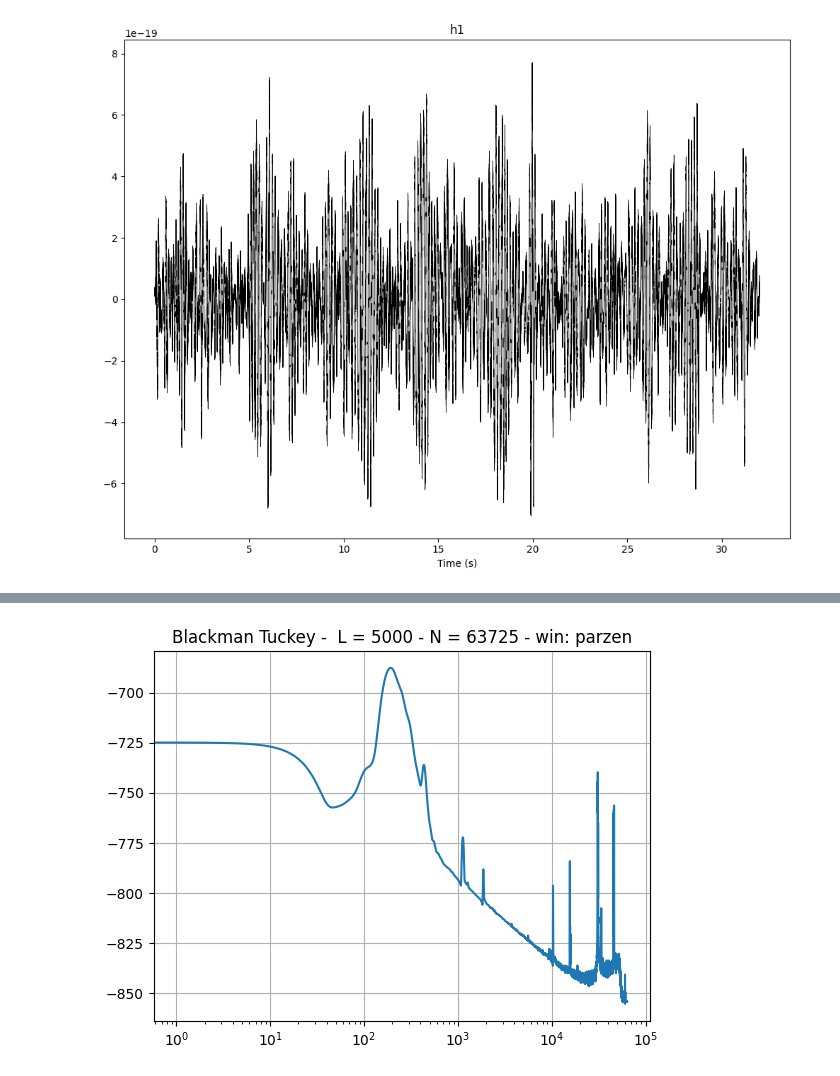
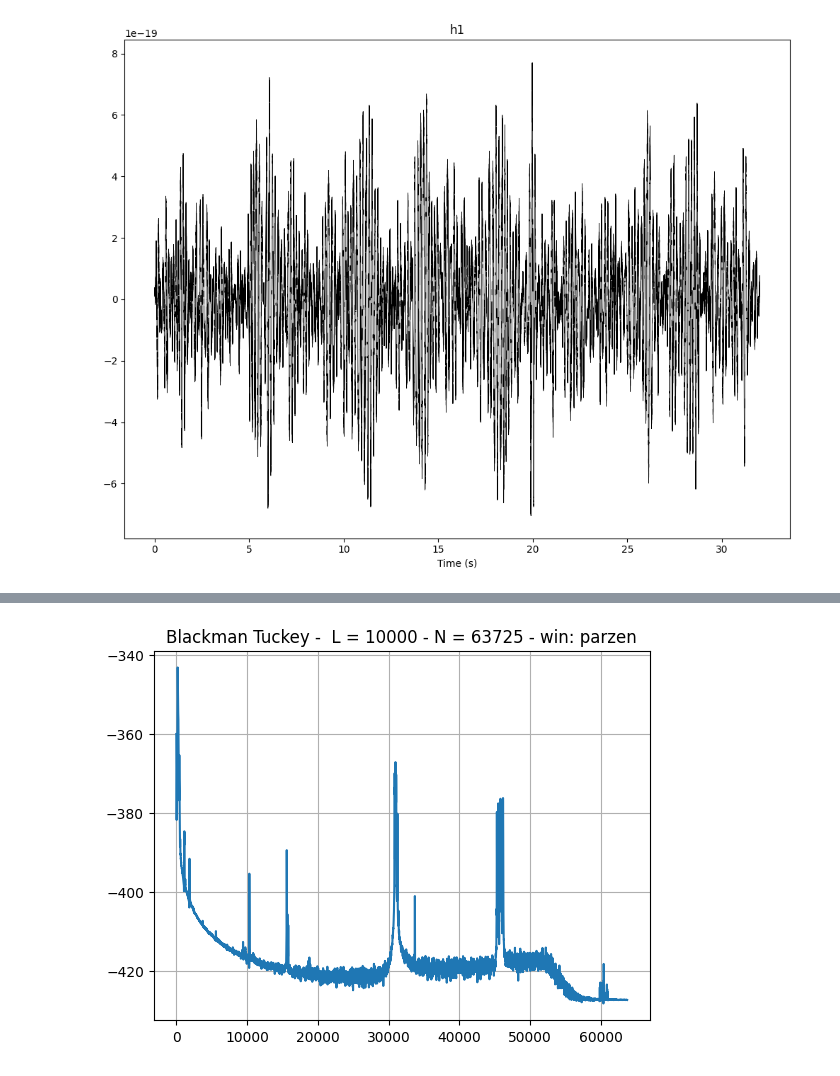
Before and after one commit to JBatRey/Procesamiento-Adaptativo-de-Se-ales-Aleatorias, a Jupyter notebook: estimacion_no_parametrica (TP1)/estimacion_de_espectro_no_parametrica.ipynb, the cells around one changed output, grey strips where cells are left out. Cells and saved outputs as stored; diff of their text form; code cells hidden in the pictures.

```diff
--- a/estimacion_no_parametrica (TP1)/estimacion_de_espectro_no_parametrica.ipynb
+++ b/estimacion_no_parametrica (TP1)/estimacion_de_espectro_no_parametrica.ipynb
@@ -54,6 +57,6 @@ plt.show()
 # %%
 def autocorr(x, L):
-    N = len(x)
+    '''N = len(x)
     rx = np.zeros(N)
     for l in range(L):
         sum = 0
@@ -61,15 +64,16 @@ def autocorr(x, L):
             sum += (x[i]*x[i+l])/N
         rx[l]=sum
     rx2 = (rx[1:])[::-1]
-    return np.concatenate([rx2, rx])
+    return np.concatenate([rx2, rx])'''
+    return scipy.signal.correlate(x,x, 'full')/len(x)
 
 
 def apply_window(rx, L, win):
     N = len(rx)
     window = scipy.signal.get_window(Nx = 2*L+1, window = win)
-    pw = [int((N-len(window))/2), int((N-len(window))/2)]
+    pw = int((N-len(window))/2)
 
-    padded_window = np.pad(array = window, pad_width=pw, mode='constant')
+    padded_window = np.pad(array = window, pad_width=pw)
     return rx*padded_window
 
 
@@ -80,0 +143,18 @@ def blackman_tuckey(signal, L, w):
+# %%
+L = 15000
+w = 'parzen'
+
+smoothRx = blackman_tuckey(h1_ruido, L, w)
+x_ax = np.linspace(0,0.5, len(smoothRx)) * h1_fs
+plt.plot(x_ax, 10*np.log10(smoothRx), label = str(L))
+
+L =10000
+w = 'parzen'
+smoothRx = blackman_tuckey(h1_ruido, L, w)
+plt.plot(x_ax, 10*np.log10(smoothRx), label = str(L))
+plt.title('Blackman Tuckey -  L = ' + str(L) + ' - N = ' + str(len(h1_ruido)) + ' - win: ' + w)
+plt.grid()
+plt.xscale("log")
+plt.legend()
+
+plt.show()
@@ -81,11 +163,7 @@ def blackman_tuckey(signal, L, w):
 # %%
-L = 5000
-w = 'parzen'
-smoothRx = blackman_tuckey(h1_ruido, L, w)
-plt.plot(20*np.log10(smoothRx))
+plt.plot(10*np.log10(smoothRx))
 plt.title('Blackman Tuckey -  L = ' + str(L) + ' - N = ' + str(len(h1_ruido)) + ' - win: ' + w)
 plt.grid()
-plt.xscale("log")
 plt.show()
 # %% [output]
-[figure, old version]
+[figure, new version]
```
Also changed, not shown: parts of 10 cells of this notebook.
